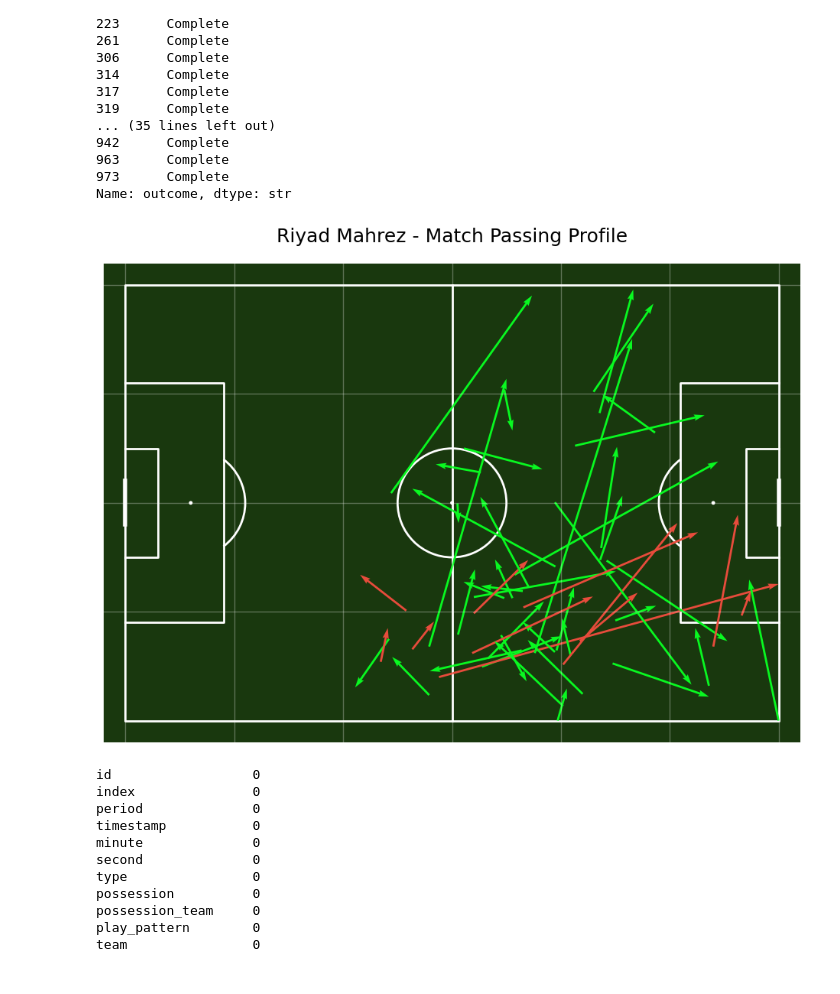
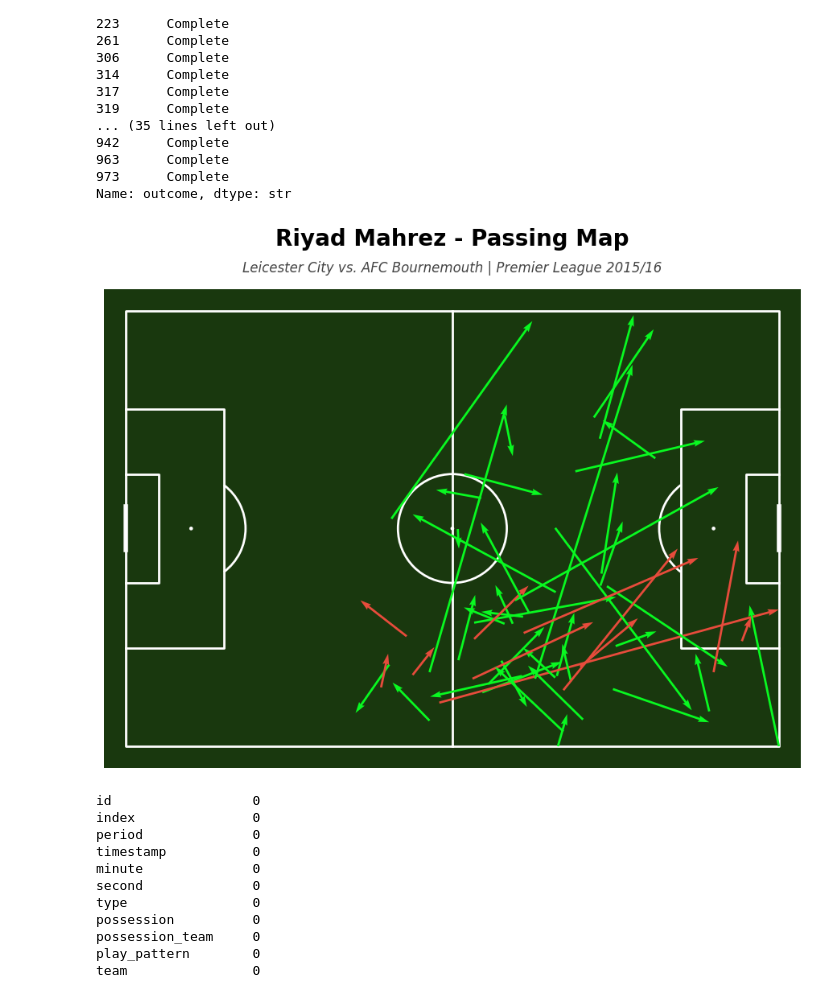
Before and after one commit to charalampisandreou/xPass-Project, a Jupyter notebook: Learning/Week2_SpatialEngineering/week2_spatial-engineering.ipynb, the cells around one changed output. Cells and saved outputs as stored; diff of their text form; code cells hidden in the pictures.

```diff
--- a/Learning/Week2_SpatialEngineering/week2_spatial-engineering.ipynb
+++ b/Learning/Week2_SpatialEngineering/week2_spatial-engineering.ipynb
@@ -2,7 +2,7 @@
 import pandas as pd
 import numpy as np
 # %%
-df_pass = pd.read_csv('/Users/xaral/dev/xPass-Project/Week1_PandasBasics/data/week1_cleaned_passes.csv')
+df_pass = pd.read_csv('/Users/xaral/dev/xPass-Project/Learning/Week1_PandasBasics/data/week1_cleaned_passes.csv')
 df_pass.head()
 # %% [output]
 |  | id | index | period | timestamp | minute | second | type | possession | possession_team | ... |
@@ -246,35 +246,53 @@ Name: outcome, dtype: str
 # %%
 import numpy as np
 import matplotlib.pyplot as plt
 from mplsoccer import Pitch
 
 pitch = Pitch(pitch_type='statsbomb', pitch_color="#19380e", line_color='white')
 fig, ax = pitch.draw(figsize=(10, 7))
 
 mahrez_colors = np.where(df_mahrez['outcome'] == 'Complete', "#09F821", '#e74c3c')
 
 pitch.arrows(
     df_mahrez['start_x'],
     df_mahrez['start_y'],
     df_mahrez['end_x'],
     df_mahrez['end_y'],
     width=2,
     headwidth=3,
     color=mahrez_colors,  # 'c' stands for color data
     ax=ax
 )
 
-ax.set_title("Riyad Mahrez - Match Passing Profile", color='black', fontsize=18, pad=20)
+# 1. Main Title (Sits at the very top of the figure canvas)
+plt.suptitle(
+    "Riyad Mahrez - Passing Map",
+    fontsize=20,
+    color='black',
+    weight='bold',
+    fontname='DejaVu Sans',
+    y=0.98  # Anchors it cleanly at the top edge
+)
 
-for x in range(0, 121, 20):
-    ax.axvline(x=x, color='white', alpha=0.3, lw=1)
+# 2. Subtitle (Sits neatly directly beneath the main title and right above the pitch)
+ax.set_title(
+    "Leicester City vs. AFC Bournemouth | Premier League 2015/16",
+    fontsize=12,
+    color='#444444',       # Dark gray gives a high-end editorial feel
+    style='italic',        # Italicized as requested earlier
+    fontname='DejaVu Sans',
+    pad=15                 # Spaces it perfectly above the top touchline
+)
 
-for y in range(0, 61, 20):
-    ax.axhline(y=y, color='white', alpha=0.3, lw=1)
+#for x in range(0, 121, 20):
+#    ax.axvline(x=x, color='white', alpha=0.3, lw=1)
+
+#for y in range(0, 61, 20):
+#    ax.axhline(y=y, color='white', alpha=0.3, lw=1)
 
 plt.show()
 # %% [output]
-[figure, old version]
+[figure, new version]
 # %%
 df_pass['start_grid_x'] = df_pass['start_x'] //20
 df_pass['start_grid_y'] = df_pass['start_y']//20
```
Also changed, not shown: parts of 2 cells of this notebook, 3 other files.
